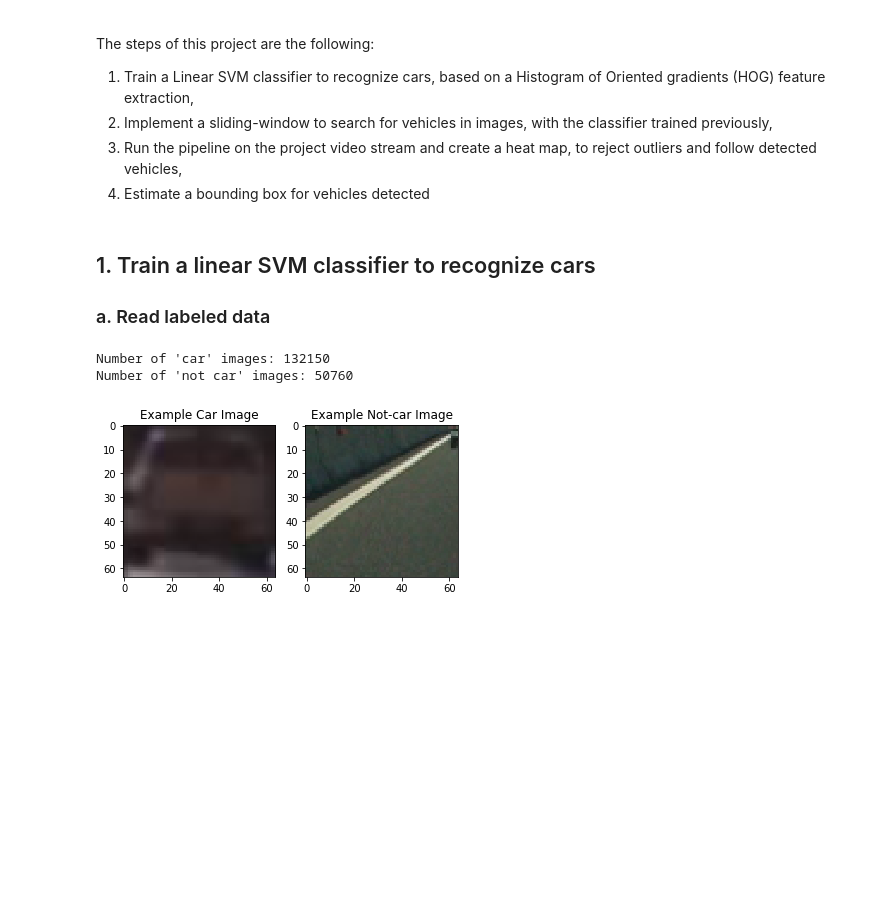
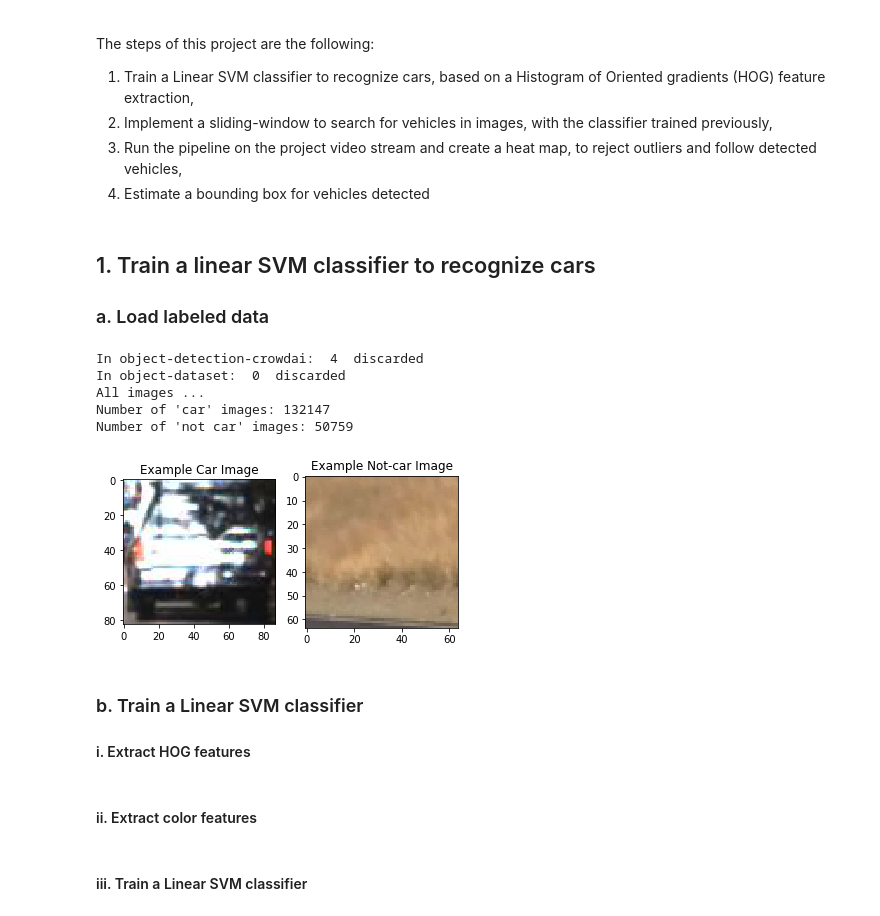
Before and after one commit to sebastien-attia/Udacity__CarND-P5-Vehicle-Detection, a Jupyter notebook: Vehicle_Detection_and_Tracking.ipynb, the cells around one changed output. Saved outputs shown, nothing was run; the diff lists cells and outputs as text; code cells hidden in the pictures; blank space fills up the shorter version.

Commit message:
Full pipeline to detect vehicles

```diff
--- a/Vehicle_Detection_and_Tracking.ipynb
+++ b/Vehicle_Detection_and_Tracking.ipynb
@@ -20,14 +27,14 @@ import numpy as np
 # %% [markdown]
 ## 1. Train a linear SVM classifier to recognize cars
 
-### a. Read labeled data
+### a. Load labeled data
 # %%
 def display_random_images(cars, not_cars):
     car_ind = np.random.randint(0, len(cars))
     notcar_ind = np.random.randint(0, len(not_cars))
 
-    img_reader, image = cars[car_ind]
-    car_image = img_reader(image)
+    img_reader, img_params = cars[car_ind]
+    car_image = img_reader(img_params)
 
     img_reader, img_params = not_cars[notcar_ind]
     notcar_image = img_reader(img_params)
@@ -58,55 +65,74 @@ def load_labeled_images(cars=[], not_cars=[]):
 def load_annoted_driving_dataset1(cars=[], not_cars=[]):
     source_dir = ['data','object-detection-crowdai']
     def img_reader(img_params):
-        xmin, xmax, ymin, ymax, Frame = img_params
-        img = cv2.imread(os.path.join(*source_dir, Frame))
-        return cv2.resize(img[xmax:ymax, xmin:ymin], (64,64))
+        xmin, ymin, xmax, ymax, Frame = img_params
+        img = mpimg.imread(os.path.join(*source_dir, Frame))
+        return img[ymin:ymax, xmin:xmax] #cv2.resize(img[ymin:ymax, xmin:xmax], (64,64))
 
+    discarded = 0
     with open(os.path.join(*source_dir, 'labels.csv'), newline='') as f:
         reader = csv.DictReader(f, delimiter=',', quoting=csv.QUOTE_NONE)
         for row in reader:
-            xmin, xmax, ymin, ymax, Frame, Label = row['xmin'], row['xmax'], row['ymin'], row['ymax'], row['Frame'], row['Label']
-            xmin, xmax, ymin, ymax = tuple(map(int, (xmin, xmax, ymin, ymax)))
+            xmin, ymin, xmax, ymax, Frame, Label = row['xmin'], row['xmax'], row['ymin'], row['ymax'], row['Frame'], row['Label']
+            xmin, ymin, xmax, ymax = tuple(map(int, (xmin, ymin, xmax, ymax)))
 
-            if Label == 'Car':
-                cars.append( (img_reader, (xmin, xmax, ymin, ymax, Frame)) )
+            if xmin >= xmax or ymin >= ymax:
+                discarded += 1
+                continue
+
+            if Label.lower() == 'car':
+                cars.append( (img_reader, (xmin, ymin, xmax, ymax, Frame)) )
             else:
-                not_cars.append( (img_reader, (xmin, xmax, ymin, ymax, Frame)) )
+                not_cars.append( (img_reader, (xmin, ymin, xmax, ymax, Frame)) )
 
+    print("In object-detection-crowdai: ", discarded, " discarded")
     return cars, not_cars
 
 
 def load_annoted_driving_dataset2(cars=[], not_cars=[]):
     source_dir = ['data','object-dataset']
     def img_reader(img_params):
         xmin, xmax, ymin, ymax, Frame = img_params
-        xmin, xmax, ymin, ymax = tuple(map(int, (xmin, xmax, ymin, ymax)))
-        img = cv2.imread(os.path.join(*source_dir, Frame))
+        img = mpimg.imread(os.path.join(*source_dir, Frame))
         return cv2.resize(img[ymin:ymax, xmin:xmax], (64,64))
 
+    discarded = 0
     with open(os.path.join(*source_dir, 'labels.csv'), newline='') as f:
         reader = csv.reader(f, delimiter=' ', quoting=csv.QUOTE_MINIMAL)
         # frame xmin ymin xmax ymax occluded label attributes(Only appears on traffic lights)
         for row in reader:
             frame, xmin, ymin, xmax, ymax, occluded, label = row[0], row[1], row[2], row[3], row[4], row[5], row[6]
             xmin, xmax, ymin, ymax = tuple(map(int, (xmin, xmax, ymin, ymax)))
 
+            if xmin >= xmax or ymin >= ymax:
+                discarded += 1
+                continue
+
             if label.lower() == 'car':
                 cars.append( (img_reader, (xmin, xmax, ymin, ymax, frame)) )
             else:
                 not_cars.append( (img_reader, (xmin, xmax, ymin, ymax, frame)) )
 
+    print("In object-dataset: ", discarded, " discarded")
     return cars, not_cars
 
 cars, not_cars = load_labeled_images()
 load_annoted_driving_dataset1(cars, not_cars)
 load_annoted_driving_dataset2(cars, not_cars)
 
+print('All images ...')
 print('Number of \'car\' images:', len(cars))
 print('Number of \'not car\' images:', len(not_cars))
 
 display_random_images(cars, not_cars)
 # %% [output]
-Number of 'car' images: 132150
-Number of 'not car' images: 50760
+In object-detection-crowdai:  4  discarded
+In object-dataset:  0  discarded
+All images ...
+Number of 'car' images: 132147
+Number of 'not car' images: 50759
-[figure, old version]
+[figure, new version]
+# %% [markdown]
+### b. Train a Linear SVM classifier
+
+#### i. Extract HOG features
@@ -112,0 +177,2 @@ Number of 'not car' images: 50760
+# %% [markdown]
+#### ii. Extract color features
@@ -112,0 +192,2 @@ Number of 'not car' images: 50760
+# %% [markdown]
+#### iii. Train a Linear SVM classifier
```
Also changed, not shown: parts of 8 cells of this notebook.
